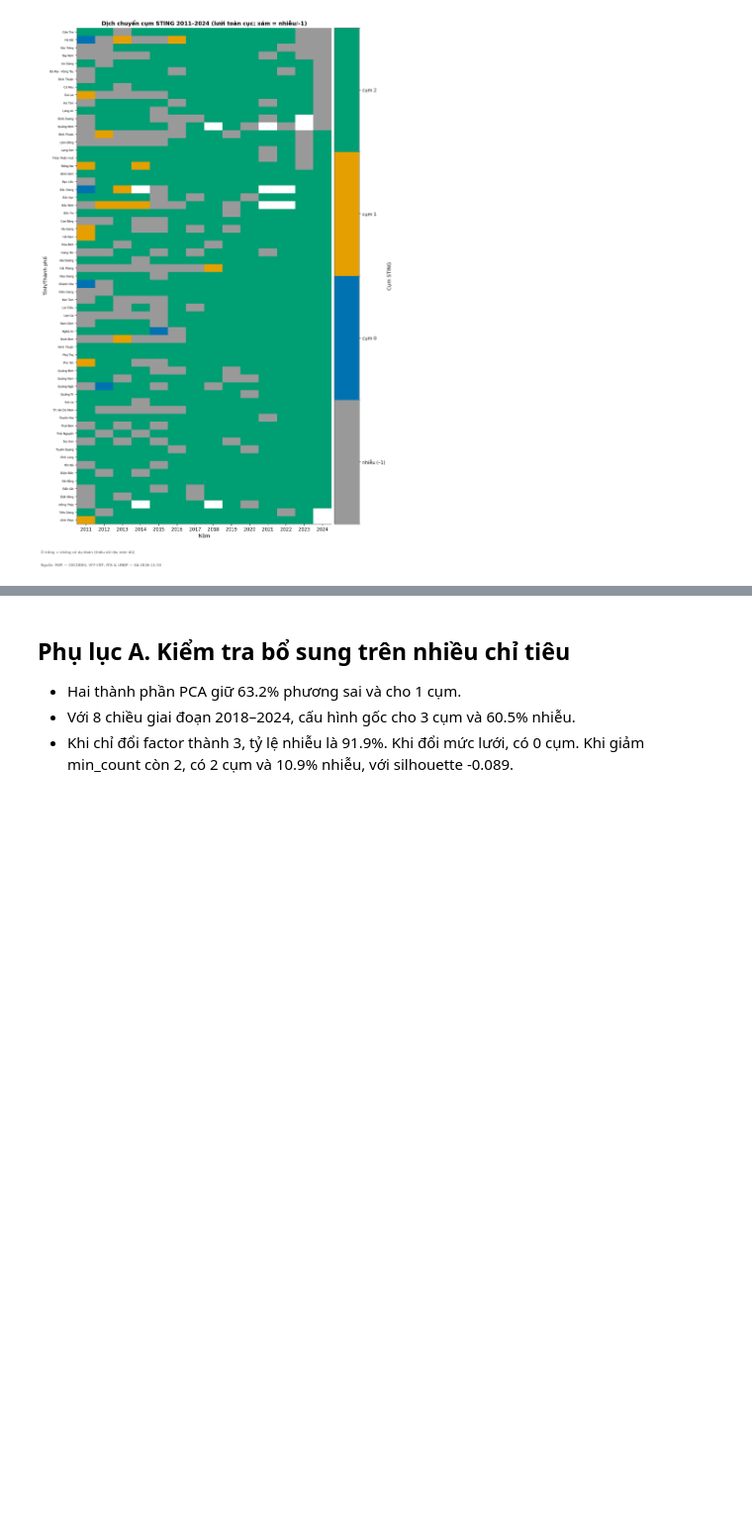
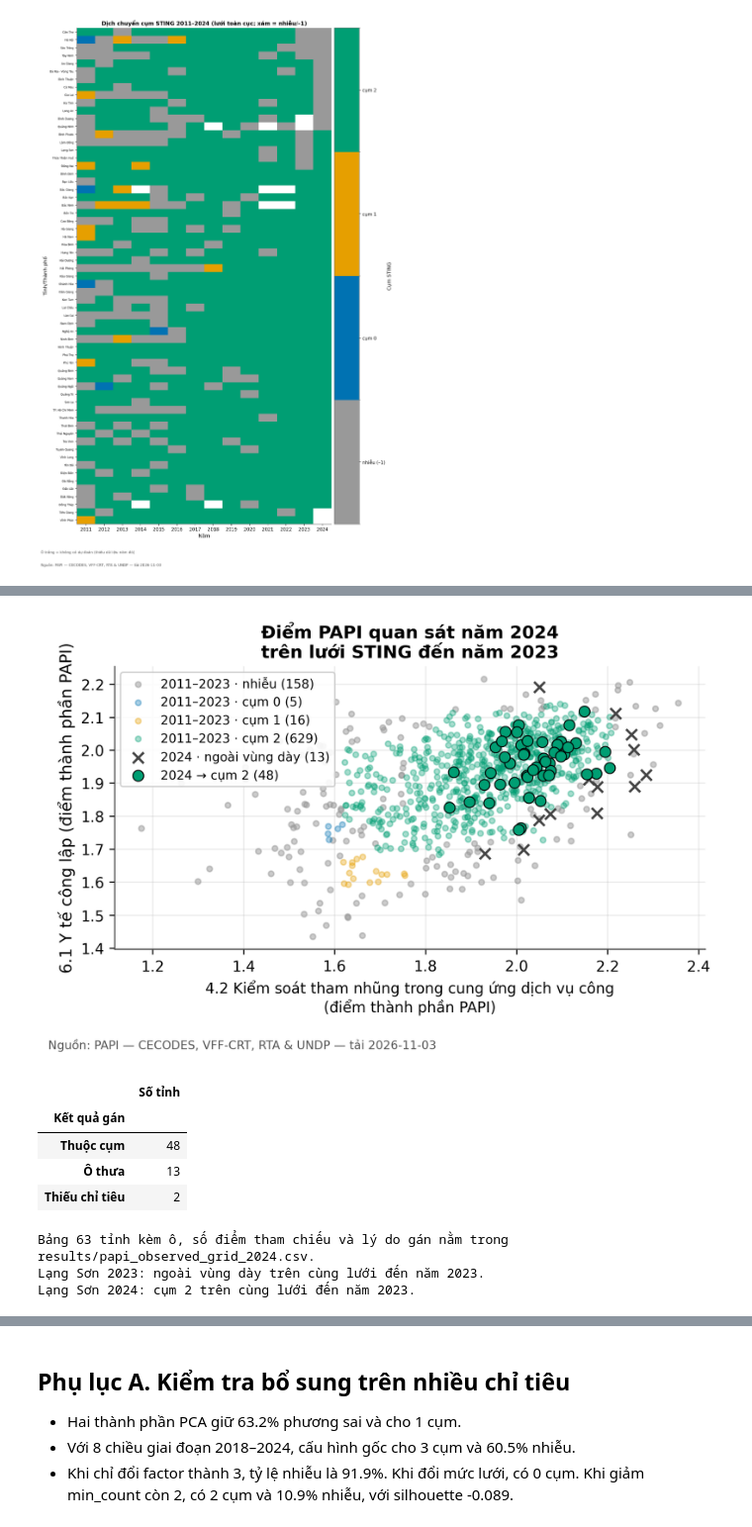
Before and after one commit to JasonTM17/Grid_Based_Sociology, a Jupyter notebook: notebooks/Nhom15_CuoiKy_STING_PAPI.ipynb, the cells around one changed output, grey strips where cells are left out. Shown at 99% size. Cells and saved outputs as stored; diff of their text form; code cells hidden in the pictures; blank space fills up the shorter version.

Commit message:
feat(papi): audit grid assignments and refresh submission artifacts

```diff
--- a/notebooks/Nhom15_CuoiKy_STING_PAPI.ipynb
+++ b/notebooks/Nhom15_CuoiKy_STING_PAPI.ipynb
@@ -303,0 +309,23 @@ display(Image(filename=str(ROOT / "results/figs/predict_2024.png")))
+# %%
+from scripts.common.papi_pred_common import GRID_ASSIGNMENT_LABELS, describe_grid_assignment
+
+display(Image(filename=str(ROOT / "results/figs/predict_2024.png")))
+observed_grid = describe_grid_assignment(panel.loc[panel.year.eq(2024)], features, scaler, sting)
+status_counts = observed_grid.grid_status.value_counts().rename(index=GRID_ASSIGNMENT_LABELS)
+display(status_counts.rename("Số tỉnh").rename_axis("Kết quả gán").to_frame())
+print("Bảng 63 tỉnh kèm ô, số điểm tham chiếu và lý do gán nằm trong results/papi_observed_grid_2024.csv.")
+lang_son_code = panel.loc[panel.province_vi.eq("Lạng Sơn"), "province_code"].iat[0]
+lang_son = paired.loc[lang_son_code]
+for year, label in lang_son.items():
+    region = "ngoài vùng dày" if label == -1 else f"cụm {label}"
+    print(f"Lạng Sơn {year}: {region} trên cùng lưới đến năm 2023.")
+# %% [output]
+[figure, added]
+|  | Số tỉnh |
+| Kết quả gán |  |
+| Thuộc cụm | 48 |
+| Ô thưa | 13 |
+| Thiếu chỉ tiêu | 2 |
+Bảng 63 tỉnh kèm ô, số điểm tham chiếu và lý do gán nằm trong results/papi_observed_grid_2024.csv.
+Lạng Sơn 2023: ngoài vùng dày trên cùng lưới đến năm 2023.
+Lạng Sơn 2024: cụm 2 trên cùng lưới đến năm 2023.
```
Also changed, not shown: parts of 13 cells of this notebook, 43 other files.
